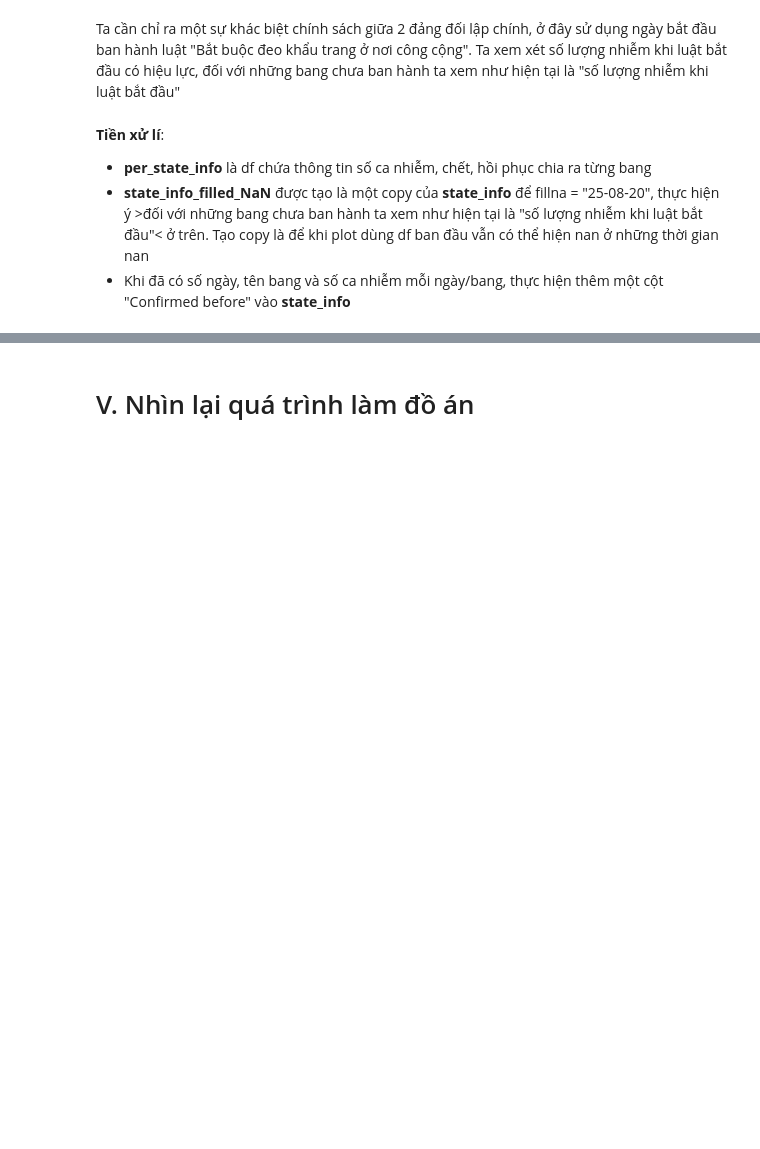
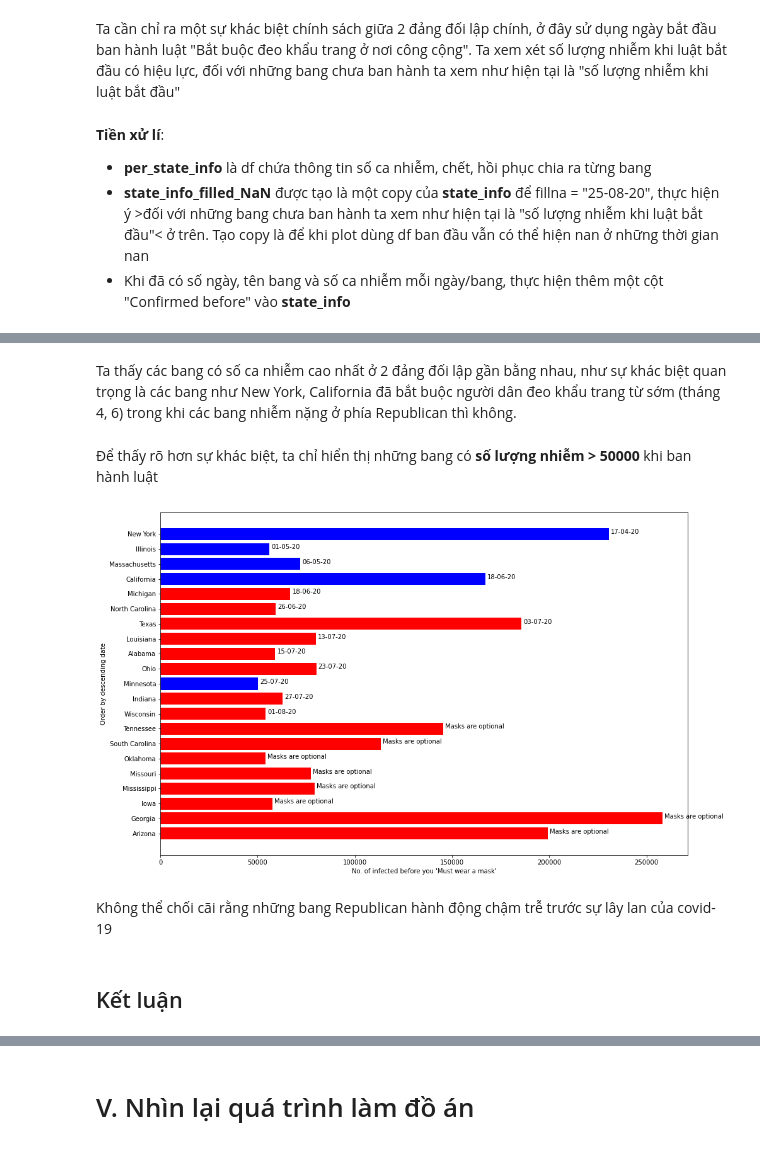
Before and after one commit to StrugVN/DACK_LTCKHDL, a Jupyter notebook: 1712834-TranMinhTri.ipynb, the cells around one changed output, grey strips where cells are left out. Saved outputs shown, nothing was run; the diff lists cells and outputs as text; code cells hidden in the pictures; blank space fills up the shorter version.

```diff
--- a/1712834-TranMinhTri.ipynb
+++ b/1712834-TranMinhTri.ipynb
@@ -321,0 +399,32 @@ Nếu như một việc đơn giản như phải đeo khẩu trang còn có chí
+# %% [markdown]
+Ta thấy các bang có số ca nhiễm cao nhất ở 2 đảng đối lập gần bằng nhau, như sự khác biệt quan trọng là các bang như New York, California đã bắt buộc người dân đeo khẩu trang từ sớm (tháng 4, 6) trong khi các bang nhiễm nặng ở phía Republican thì không.
+# %% [markdown]
+Để thấy rõ hơn sự khác biệt, ta chỉ hiển thị những bang có **số lượng nhiễm > 50000** khi ban hành luật
+# %%
+df = state_info.sort_values(by=['Must wear mask since'], ascending=False, na_position="first")
+df.drop(df[df["State"] == "Florida"].index, inplace=True)
+df.drop(df[df["Confirmed before"] <= 50000].index, inplace=True)
+
+plt.figure(figsize=(15,10))
+plt.barh(df["State"], df["Confirmed before"], color=df["Politic"])
+plt.xlabel("No. of infected before you 'Must wear a mask'")
+plt.ylabel("Order by descending date")
+
+i = 0
+for x in df.index:
+    value = df["Confirmed before"][x]
+    text = df["Must wear mask since"][x]
+    if not pd.isnull(text):
+        text = text.strftime("%d-%m-%y")
+    else:
+        text = "Masks are optional"
+    plt.text(value+1000, i, text, color='black')
+    i+= 1
+
+plt.show()
+# %% [output]
+[figure, added]
+# %% [markdown]
+Không thể chối cãi rằng những bang Republican hành động chậm trễ trước sự lây lan của covid-19
+# %% [markdown]
+## Kết luận
```
Also changed, not shown: parts of 34 cells of this notebook.
